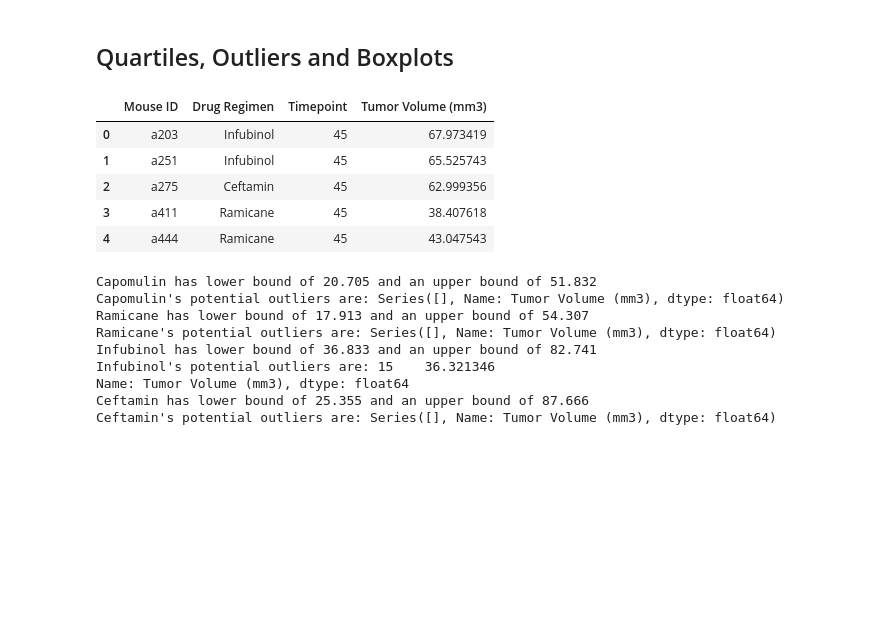
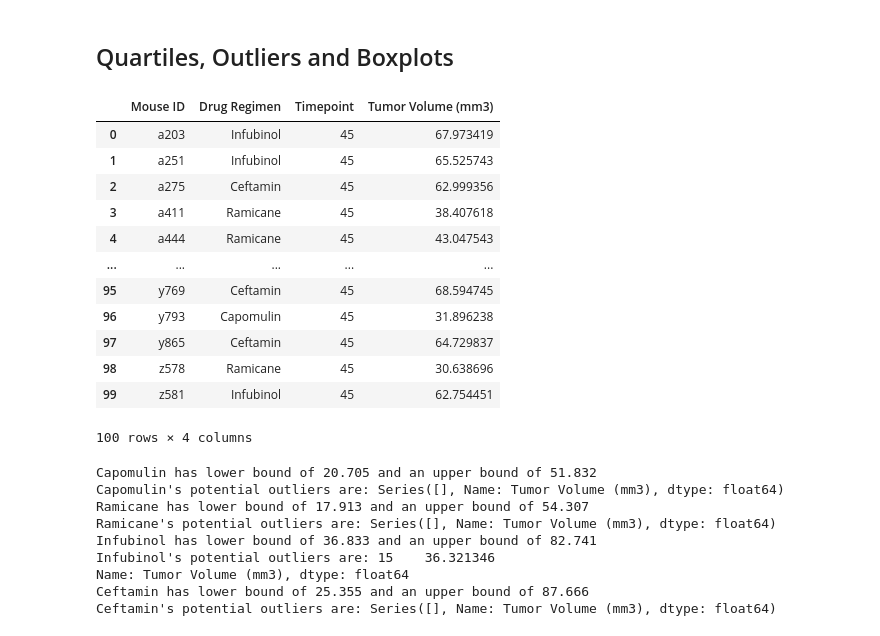
Before and after one commit to matthewjgarcia/Data_Visualization, a Jupyter notebook: pymaceuticals_starter.ipynb, the cells around one changed output. Cells and saved outputs as stored; diff of their text form; code cells hidden in the pictures; blank space fills up the shorter version.

```diff
--- a/pymaceuticals_starter.ipynb
+++ b/pymaceuticals_starter.ipynb
@@ -195,24 +195,31 @@ plt.show()
 # %%
 # Calculate the final tumor volume of each mouse across four of the treatment regimens:
 # Capomulin, Ramicane, Infubinol, and Ceftamin
 #clean up the df to make it easier for me
 cleaner_df = cleaned_df.loc[(cleaned_df["Drug Regimen"] == "Capomulin") |
                                     (cleaned_df["Drug Regimen"] == "Ramicane") |
                                     (cleaned_df["Drug Regimen"] == "Infubinol") |
                                     (cleaned_df["Drug Regimen"] == "Ceftamin"),
                                     ["Mouse ID", "Drug Regimen", "Timepoint", "Tumor Volume (mm3)" ]
                                 ]
 mice_df = cleaner_df.groupby(cleaner_df["Mouse ID"])["Timepoint"].max()
 treatment_df = pd.merge(cleaner_df, mice_df, on=('Mouse ID', 'Timepoint'), how='right')
 treatment_df.reset_index(drop=True)
-treatment_df.head()
+treatment_df
 # %% [output]
 |  | Mouse ID | Drug Regimen | Timepoint | Tumor Volume (mm3) |
 | 0 | a203 | Infubinol | 45 | 67.973419 |
 | 1 | a251 | Infubinol | 45 | 65.525743 |
 | 2 | a275 | Ceftamin | 45 | 62.999356 |
 | 3 | a411 | Ramicane | 45 | 38.407618 |
 | 4 | a444 | Ramicane | 45 | 43.047543 |
+| ... | ... | ... | ... | ... |
+| 95 | y769 | Ceftamin | 45 | 68.594745 |
+| 96 | y793 | Capomulin | 45 | 31.896238 |
+| 97 | y865 | Ceftamin | 45 | 64.729837 |
+| 98 | z578 | Ramicane | 45 | 30.638696 |
+| 99 | z581 | Infubinol | 45 | 62.754451 |
+100 rows × 4 columns
 # %%
 # Put treatments into a list for for loop (and later for plot labels)
 treatments = ["Capomulin", "Ramicane", "Infubinol", "Ceftamin"]
```
Also changed, not shown: parts of 3 cells of this notebook.
